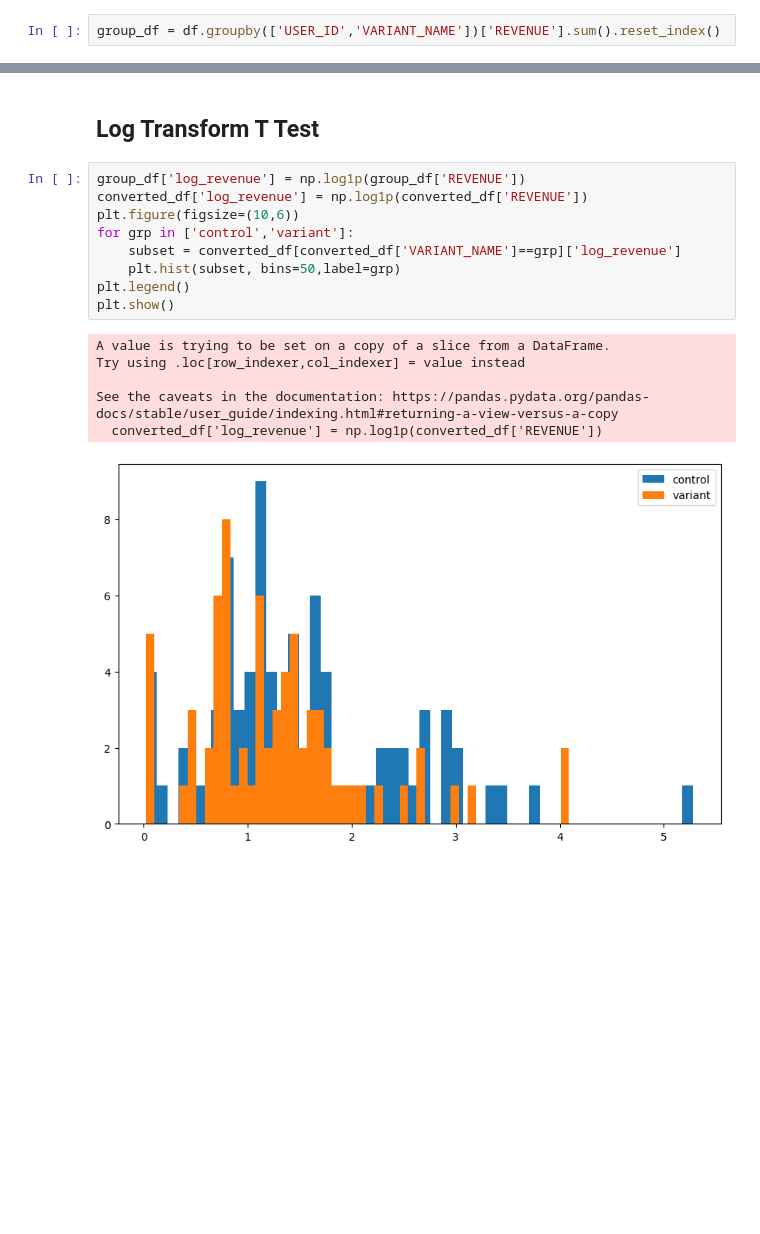
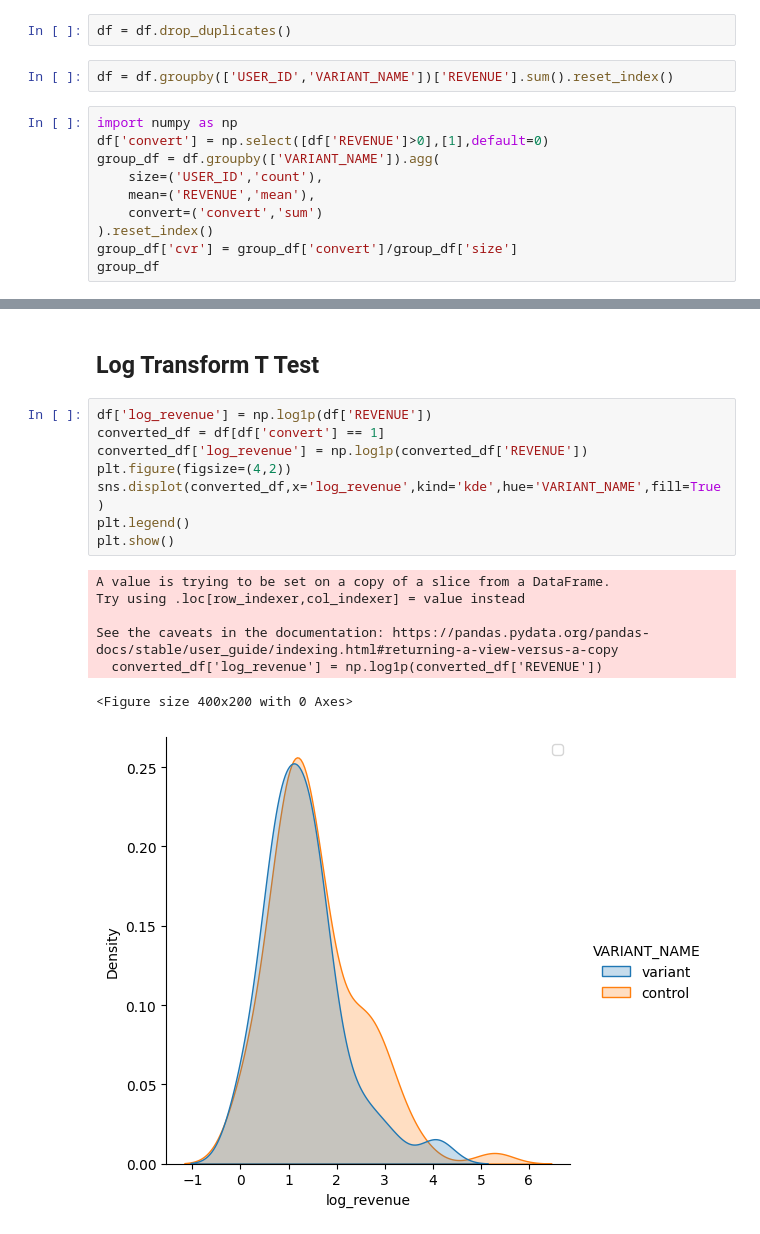
Before and after one commit to reynaf0127/experiment, a Jupyter notebook: projects/ab_test_results.ipynb, the cells around one changed output, grey strips where cells are left out. Drawn from its saved outputs; the diff is of its cells as text; blank space fills up the shorter version.

```diff
--- a/projects/ab_test_results.ipynb
+++ b/projects/ab_test_results.ipynb
@@ -33,5 +33,17 @@ memory usage: 234.5+ KB
 | 50% | 4962.000000 | 0.000000 |
 | 75% | 7511.500000 | 0.000000 |
 | max | 10000.000000 | 196.010000 |
+# %%
+df = df.drop_duplicates()
+# %%
+df = df.groupby(['USER_ID','VARIANT_NAME'])['REVENUE'].sum().reset_index()
 # %%
-group_df = df.groupby(['USER_ID','VARIANT_NAME'])['REVENUE'].sum().reset_index()
+import numpy as np
+df['convert'] = np.select([df['REVENUE']>0],[1],default=0)
+group_df = df.groupby(['VARIANT_NAME']).agg(
+    size=('USER_ID','count'),
+    mean=('REVENUE','mean'),
+    convert=('convert','sum')
+).reset_index()
+group_df['cvr'] = group_df['convert']/group_df['size']
+group_df
@@ -119,19 +168,19 @@ Mann-Whitney U statistic: 3273.0, P-value: 0.10678659163407059
 # %% [markdown]
 ## Log Transform T Test
 # %%
-group_df['log_revenue'] = np.log1p(group_df['REVENUE'])
+df['log_revenue'] = np.log1p(df['REVENUE'])
+converted_df = df[df['convert'] == 1]
 converted_df['log_revenue'] = np.log1p(converted_df['REVENUE'])
-plt.figure(figsize=(10,6))
-for grp in ['control','variant']:
-    subset = converted_df[converted_df['VARIANT_NAME']==grp]['log_revenue']
-    plt.hist(subset, bins=50,label=grp)
+plt.figure(figsize=(4,2))
+sns.displot(converted_df,x='log_revenue',kind='kde',hue='VARIANT_NAME',fill=True)
 plt.legend()
 plt.show()
 # %% [output]
 A value is trying to be set on a copy of a slice from a DataFrame.
 Try using .loc[row_indexer,col_indexer] = value instead
 
 See the caveats in the documentation: https://pandas.pydata.org/pandas-docs/stable/user_guide/indexing.html#returning-a-view-versus-a-copy
   converted_df['log_revenue'] = np.log1p(converted_df['REVENUE'])
+<Figure size 400x200 with 0 Axes>
-[figure, old version]
+[figure, new version]
 # %%
```
Also changed, not shown: parts of 16 cells of this notebook, 5 other files.
